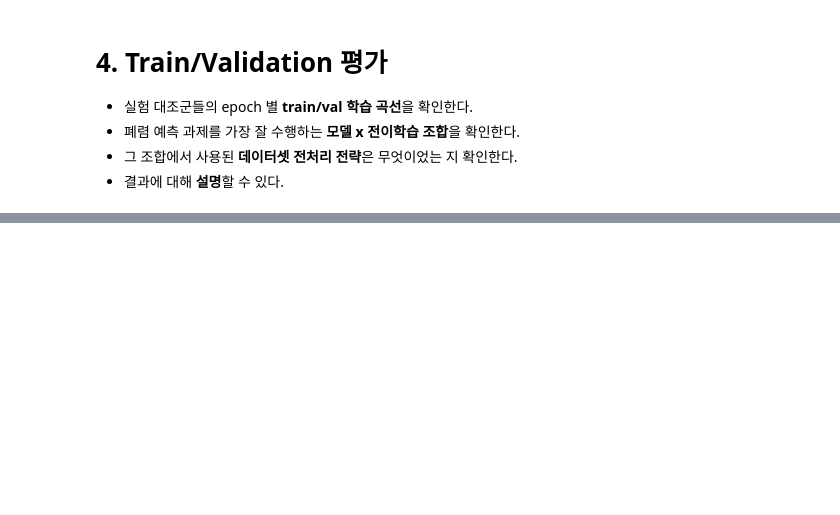
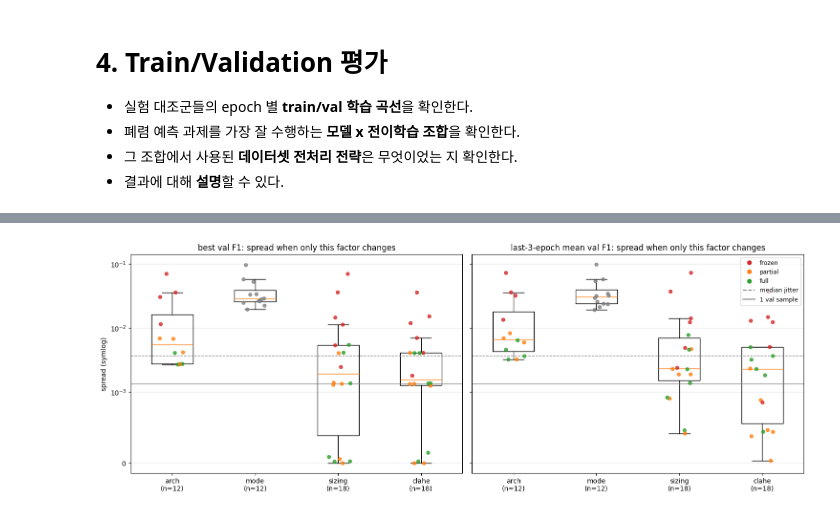
Before and after one commit to raewoo0908/codeit_finetuning_for_x_ray, a Jupyter notebook: experiment.ipynb, the cells around one changed output, grey strips where cells are left out. Saved outputs shown, nothing was run; the diff lists cells and outputs as text; code cells hidden in the pictures; blank space fills up the shorter version.

```diff
--- a/experiment.ipynb
+++ b/experiment.ipynb
@@ -605,0 +1197,93 @@ loader + augmentation only: 3.03s / epoch (148 batches)
+# %%
+# ---------- 어떤 변수가 결과를 가장 크게 흔드는가 ----------
+# 변수 하나만 바꾸고 나머지 세 변수는 고정한 짝끼리 비교한다.
+#   예) sizing: 같은 (arch, mode, clahe)의 pad vs squash -> 18짝 / clahe: 18짝 / arch: 같은 (mode, variant)의 3모델 -> 12묶음 / mode: 12묶음
+# spread = 그 묶음 안에서 지표의 (최댓값 - 최솟값). 분포가 위에 있을수록 그 변수가 결과를 크게 흔든다.
+# 회색 점선 = run 내부 에폭 간 흔들림(jitter)의 중앙값, 회색 실선 = val 1장 오분류 크기.
+#   spread가 이 선들 근처라면 그 변수의 효과는 에폭/표본 운과 구분하기 어렵다 (-> 반복 실험(k-fold/시드)이 필요한 변수).
+FACTORS = ["arch", "mode", "sizing", "clahe"]
+MODE_COLORS = {"frozen": "tab:red", "partial": "tab:orange", "full": "tab:green"}
+
+
+def factor_groups(runs: pd.DataFrame, factor: str):
+    """factor만 다르고 나머지 변수가 같은 run 묶음들"""
+    return runs.groupby([f for f in FACTORS if f != factor])
+
+
+def factor_spread(runs: pd.DataFrame, factor: str, value: str) -> pd.DataFrame:
+    g = factor_groups(runs, factor)[value]
+    return pd.DataFrame({"spread": g.max() - g.min()}).reset_index()
+
+
+METRICS = [("best_f1", "best val F1"), ("last3_f1", "last-3-epoch mean val F1")]
+fig, axes = plt.subplots(1, len(METRICS), figsize=(15, 5.5), sharey=True)
+rng = np.random.default_rng(0)
+table = {}
+for ax, (value, title) in zip(axes, METRICS):
+    spreads = [factor_spread(runs, f, value) for f in FACTORS]
+    ax.boxplot([s["spread"] for s in spreads], showfliers=False, widths=0.5)
+    for k, (f, s) in enumerate(zip(FACTORS, spreads), start=1):
+        colors = "gray" if f == "mode" else s["mode"].map(MODE_COLORS)
+        ax.scatter(k + rng.uniform(-0.15, 0.15, len(s)), s["spread"], c=colors, s=25, alpha=0.8, zorder=3)
+        table[(title, f)] = s["spread"].describe()[["count", "mean", "50%", "max"]]
+    ax.axhline(runs["jitter_f1"].median(), color="gray", ls="--", lw=1)
+    ax.axhline(ONE_SAMPLE_F1, color="gray", ls="-", lw=1)
+    ax.set_xticks(range(1, len(FACTORS) + 1), [f"{f}\n(n={len(s)})" for f, s in zip(FACTORS, spreads)])
+    ax.set_yscale("symlog", linthresh=1e-3)   # spread=0(동률)도 보이도록 0 근처는 선형
+    ax.set_title(f"{title}: spread when only this factor changes")
+    ax.grid(alpha=0.3, axis="y")
+axes[0].set_ylabel("spread (symlog)")
+axes[-1].legend(handles=[Line2D([], [], color=c, marker="o", ls="", label=m) for m, c in MODE_COLORS.items()]
+                + [Line2D([], [], color="gray", ls="--", label="median jitter"),
+                   Line2D([], [], color="gray", ls="-", label="1 val sample")],
+                loc="upper right", fontsize=9)
+fig.tight_layout()
+plt.show()
+
+spread_table = pd.DataFrame(table).T.rename(columns={"50%": "median"})
+display(spread_table.round(4))
+rank = spread_table.loc["last-3-epoch mean val F1"].sort_values("median", ascending=False)
+print("흔들림 큰 순서 (last3 F1 spread 중앙값):", " > ".join(f"{f}({v:.4f})" for f, v in rank["median"].items()))
+
+# 두 수준짜리 변수(sizing, clahe)는 방향도 본다: 다른 변수가 모두 같은 run 짝마다 (B - A)를 계산한다.
+# |차이|가 val 1장 오분류 크기(ONE_SAMPLE_F1)보다 작으면 우연과 구분할 수 없으므로 승패 대신 '실질 동률'로 센다.
+from IPython.display import Markdown
+
+
+def head_to_head(factor: str, a: str, b: str) -> pd.DataFrame:
+    others = [f for f in FACTORS if f != factor]
+    rows = []
+    for value, title in METRICS:
+        w = runs.pivot_table(index=others, columns=factor, values=value)
+        diff = w[b] - w[a]
+        for scope, dd in [("전체", diff)] + [(m, diff.xs(m, level="mode")) for m in MODE_ORDER]:
+            rows.append({"지표": title, "범위": scope, "짝 수": len(dd),
+                         f"{b} 승": int((dd >= ONE_SAMPLE_F1).sum()),
+                         f"{a} 승": int((dd <= -ONE_SAMPLE_F1).sum()),
+                         "실질 동률": int((dd.abs() < ONE_SAMPLE_F1).sum()),
+                         f"평균 차이 ({b}-{a})": dd.mean(),
+                         f"최소 ({a} 최대 우세)": dd.min(), f"최대 ({b} 최대 우세)": dd.max()})
+    return pd.DataFrame(rows).set_index(["지표", "범위"]).round(4)
+
+
+for factor, a, b in [("sizing", "pad", "squash"), ("clahe", "none", "clahe")]:
+    n_pairs = len(runs) // 2
+    display(Markdown(f"""
+#### {factor}: **{b}** vs **{a}**
+같은 모델·학습방식·나머지 전처리에서 {factor}만 다른 run 두 개를 한 짝으로 묶고, 짝마다 **차이 = {b} 지표 − {a} 지표**를 계산한다.
+
+| 컬럼 | 의미 |
+|--|--|
+| 지표 | 비교에 쓴 값. best val F1 = 10에폭 중 최고 val F1, last-3-epoch mean val F1 = 마지막 3에폭 평균 val F1 |
+| 범위 | 전체 = {n_pairs}짝 전부, frozen/partial/full = 그 학습방식의 짝만 |
+| 짝 수 | 비교한 짝의 개수 |
+| {b} 승 | 차이 ≥ +{ONE_SAMPLE_F1:.4f} (val 1장 이상 더 맞힘): **{b} 쪽이 더 좋았던** 짝 수 |
+| {a} 승 | 차이 ≤ −{ONE_SAMPLE_F1:.4f}: **{a} 쪽이 더 좋았던** 짝 수 |
+| 실질 동률 | \\|차이\\| < {ONE_SAMPLE_F1:.4f}: val 1장 오분류보다 작은 차이라 우열을 가릴 수 없는 짝 수 |
+| 평균 차이 ({b}-{a}) | 차이의 평균. 양수면 평균적으로 {b} 쪽이 높다 (큰 짝 하나에 끌려갈 수 있으니 승패 수와 함께 본다) |
+| 최소 ({a} 최대 우세) | 가장 작은 차이. 음수면 {a} 쪽이 가장 크게 이긴 짝의 격차 |
+| 최대 ({b} 최대 우세) | 가장 큰 차이. 양수면 {b} 쪽이 가장 크게 이긴 짝의 격차 |
+"""))
+    display(head_to_head(factor, a, b))
+# %% [output]
+[figure, added]
```
Also changed, not shown: parts of 25 cells of this notebook.
